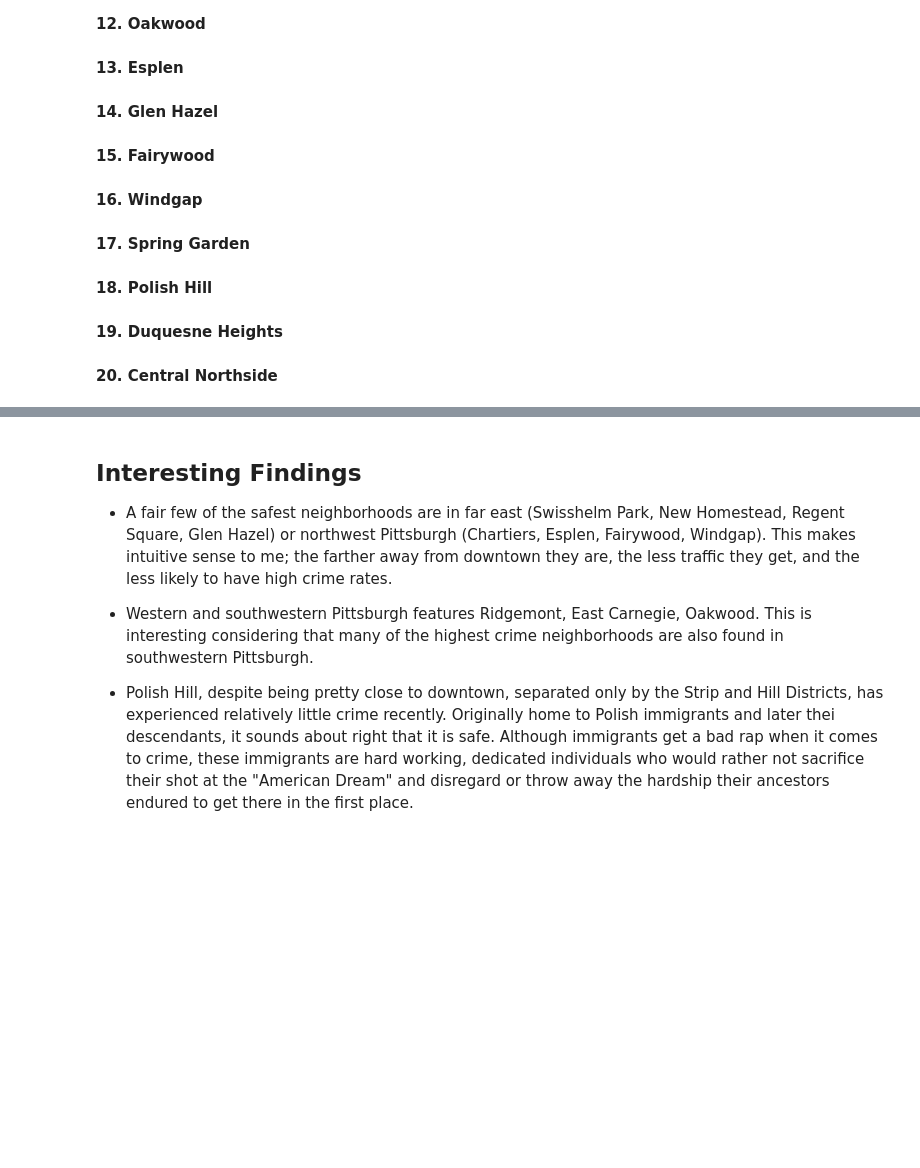
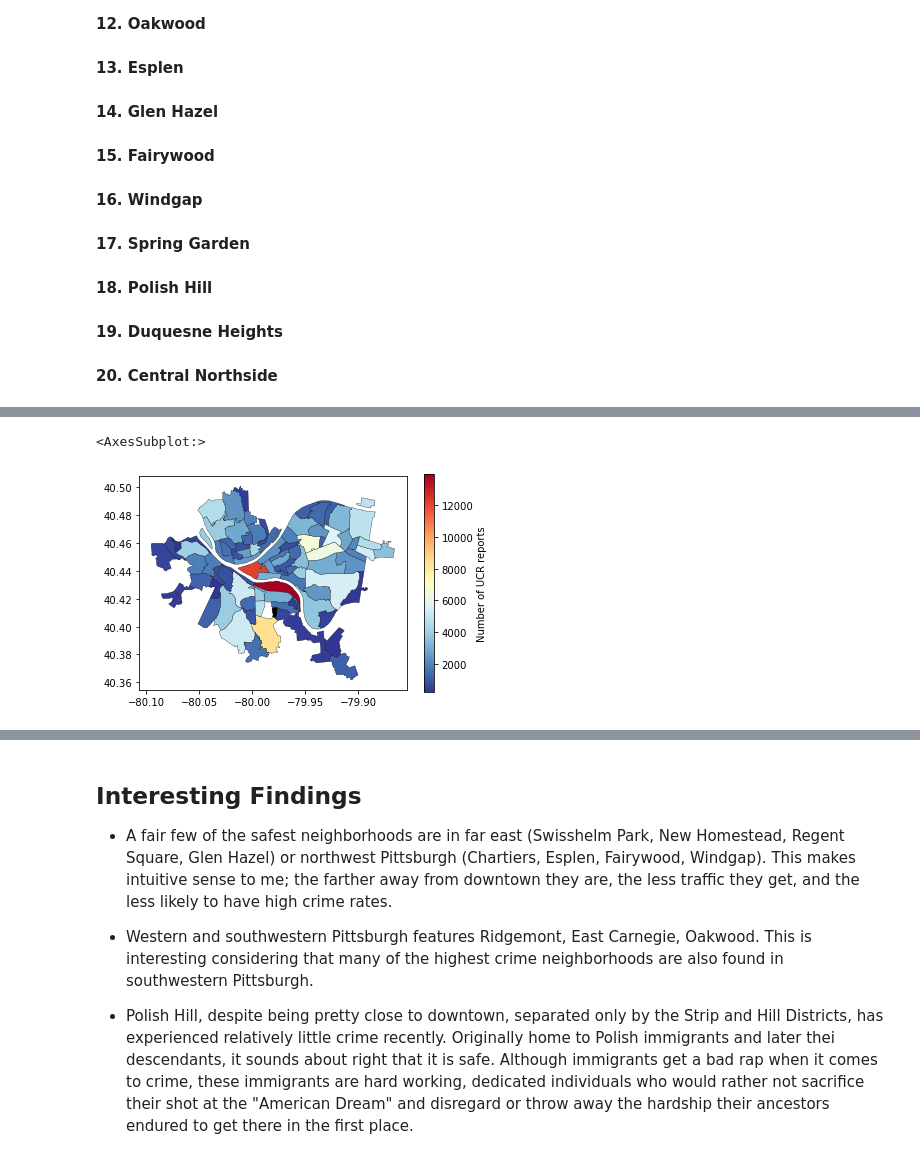
Before and after one commit to odl5/Final-Project-data, a Jupyter notebook: ctf16-data.ipynb, the cells around one changed output, grey strips where cells are left out. Drawn from its saved outputs; the diff is of its cells as text; code cells hidden in the pictures; blank space fills up the shorter version.

Commit message:
Calvin's Analysis File

```diff
--- a/ctf16-data.ipynb
+++ b/ctf16-data.ipynb
@@ -186,0 +189,9 @@ Below is the final top 20 list of the safest neighborhoods. I won't go into deta
+# %%
+import pandas as pd
+import numpy as np
+import geopandas
+
+#importing calvin's data
+
+crime = pd.read_csv("ctf16_crime_data.csv")
+crime
@@ -186,0 +212,13 @@ Below is the final top 20 list of the safest neighborhoods. I won't go into deta
+# %%
+#drop the unnecessary data
+
+condensedcrime = crime.drop(columns=
+                            ['PK','CCR',
+                             'HIERARCHY',
+                             'INCIDENTTIME',
+                             'CLEAREDFLAG',
+                             'INCIDENTZONE',
+                             'INCIDENTTRACT',
+                             'COUNCIL_DISTRICT',
+                             'PUBLIC_WORKS_DIVISION'])
+condensedcrime
@@ -186,0 +239,8 @@ Below is the final top 20 list of the safest neighborhoods. I won't go into deta
+# %%
+byneighborhood = condensedcrime.drop(columns=['INCIDENTHIERARCHYDESC','OFFENSES','X','Y'])
+df = byneighborhood.groupby('INCIDENTNEIGHBORHOOD').count()
+neighborhoodcounts = df.sort_values(by=['INCIDENTLOCATION'])
+countsreversed = neighborhoodcounts.iloc[::-1]
+
+#most crime neighborhoods
+countsreversed.head(5)
@@ -186,0 +276,18 @@ Below is the final top 20 list of the safest neighborhoods. I won't go into deta
+# %%
+#mapping things
+
+neighborhoods = geopandas.read_file("Neighborhoods/Neighborhoods_.shp")
+#neighborhoods.plot()
+
+crimemap_sorted = neighborhoods.merge(neighborhoodcounts, how='left', left_on='hood', right_on='INCIDENTNEIGHBORHOOD')
+#crimemap[['hood','INCIDENTLOCATION',"geometry"]].head()
+crimemap_sorted.plot(column='INCIDENTLOCATION',
+              cmap="RdYlBu_r",
+              edgecolor="black",
+              linewidth=.3,
+              legend=True,
+              legend_kwds={'label': 'Number of UCR reports'},
+              missing_kwds={'color':'black'})
+# %% [output]
+<AxesSubplot:>
+[figure, added]
```
Also changed, not shown: parts of 6 cells of this notebook.
